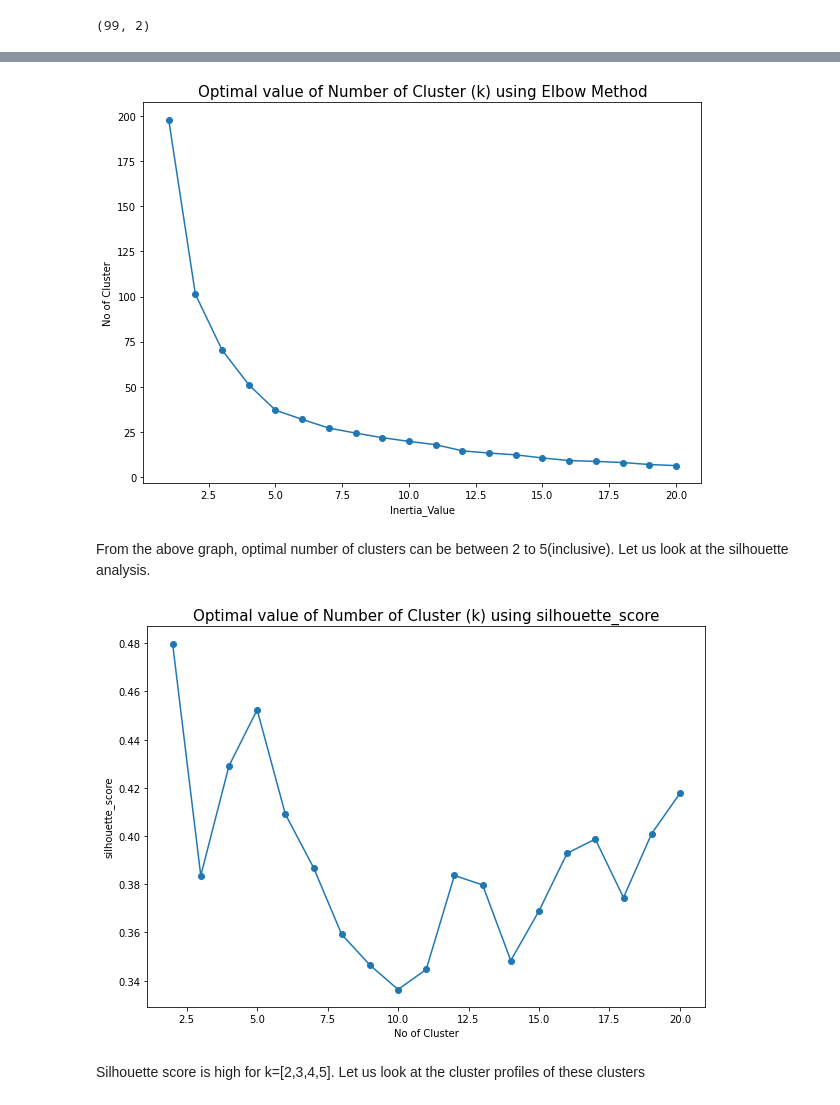
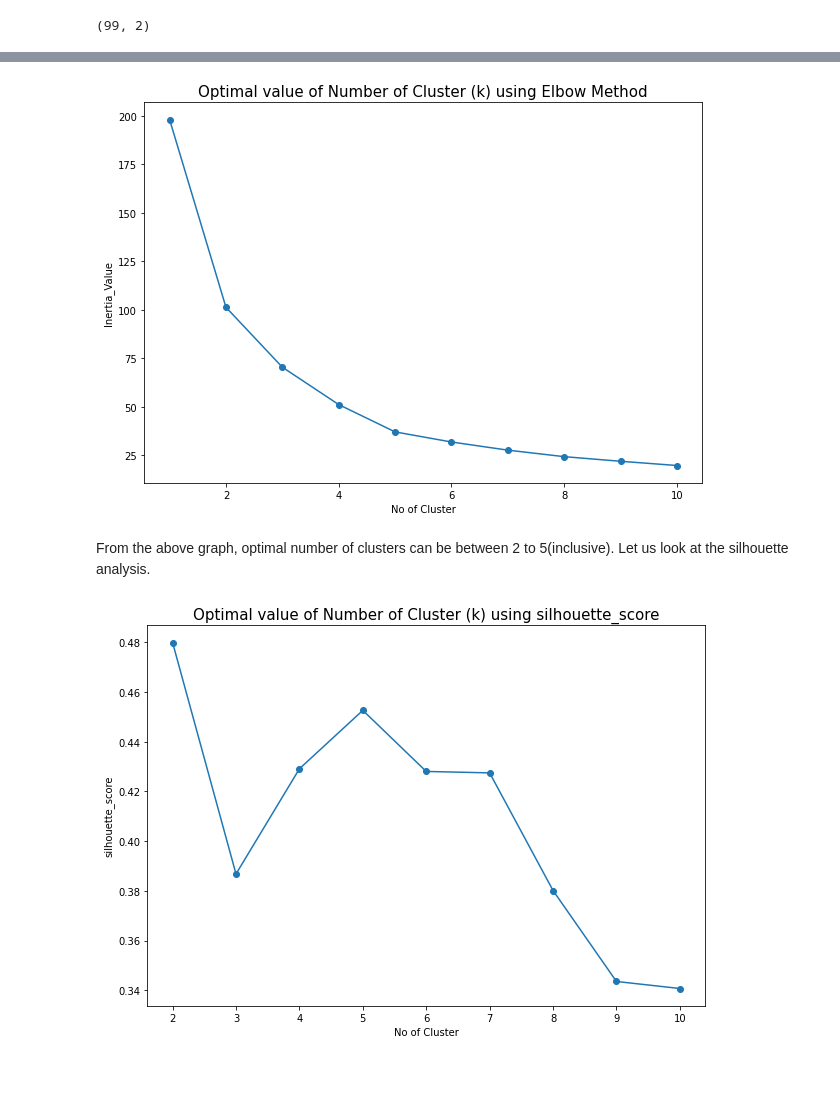
Before and after one commit to Nandeesh-U/ZOMATO-RESTAURANT-CLUSTERING-AND-SENTIMENT-ANALYSIS, a Jupyter notebook: ZOMATO_RESTAURANT_CLUSTERING_AND_SENTIMENT_ANALYSIS.ipynb, the cells around one changed output, grey strips where cells are left out. Saved outputs shown, nothing was run; the diff lists cells and outputs as text; code cells hidden in the pictures; blank space fills up the shorter version.

```diff
--- a/ZOMATO_RESTAURANT_CLUSTERING_AND_SENTIMENT_ANALYSIS.ipynb
+++ b/ZOMATO_RESTAURANT_CLUSTERING_AND_SENTIMENT_ANALYSIS.ipynb
@@ -1826,0 +1820,3 @@ Index(['Restaurant', 'Mean_Sentiment_Polarity', 'Mean_Sentiment_Subjectivity',
+# %%
+# Let us add the geographical clusters column to the merged dataframe
+merged_df = pd.merge(left = merged_df, right = names_df[['Name','Geo Clusters']],on = 'Name',how = 'inner')
@@ -1883,7 +1894,8 @@ clust_df.head()
 inertia=[]
 silhouette_scorelist = []
 distortions = []
-for i in range(1,21):
+cluster_indices = dict()
+for i in range(1,11):
   kmeans= KMeans(n_clusters = i,init="k-means++")
   kmeans.fit(clust_df)
   inertia.append(kmeans.inertia_)
@@ -1893,9 +1905,10 @@ for i in range(1,21):
   if i >1:
     silhouette_avg = silhouette_score(clust_df, y_kmeans)
     silhouette_scorelist.append(silhouette_avg)
+  cluster_indices.update({i:y_kmeans})
 # %%
 # Lets from dataframe of different Metrices like Inertia, distortion & silhouette_score
-df= pd.DataFrame({'No_cluster': range(1,21),'Inertia' : inertia, 'Distortions' : distortions, 'silhouette_score': [np.nan]+silhouette_scorelist})
+df= pd.DataFrame({'No_cluster': range(1,11),'Inertia' : inertia, 'Distortions' : distortions, 'silhouette_score': [np.nan]+silhouette_scorelist})
 df
 # %% [output]
 |  | No_cluster | Inertia | Distortions | silhouette_score |
@@ -1918,13 +1925,13 @@ df
 # %%
 # Lets find optimal value of Number of Cluster (k) using Elbow Method.
 plt.figure(figsize = (10,7))
 plt.plot(df.No_cluster,df.Inertia, marker = 'o')
-plt.xlabel('Inertia_Value')
-plt.ylabel('No of Cluster')
+plt.ylabel('Inertia_Value')
+plt.xlabel('No of Cluster')
 plt.title('Optimal value of Number of Cluster (k) using Elbow Method',fontsize=15)
 plt.show()
 # %% [output]
-[figure, old version]
+[figure, new version]
 # %% [markdown]
 From the above graph, optimal number of clusters can be between 2 to 5(inclusive). Let us look at the silhouette analysis.
 # %%
@@ -1936,6 +1943,4 @@ plt.xlabel('No of Cluster')
 plt.title('Optimal value of Number of Cluster (k) using silhouette_score',fontsize=15)
 plt.show()
 # %% [output]
-[figure, old version]
+[figure, new version]
-# %% [markdown]
-Silhouette score is high for k=[2,3,4,5]. Let us look at the cluster profiles of these clusters
```
Also changed, not shown: parts of 74 cells of this notebook.
